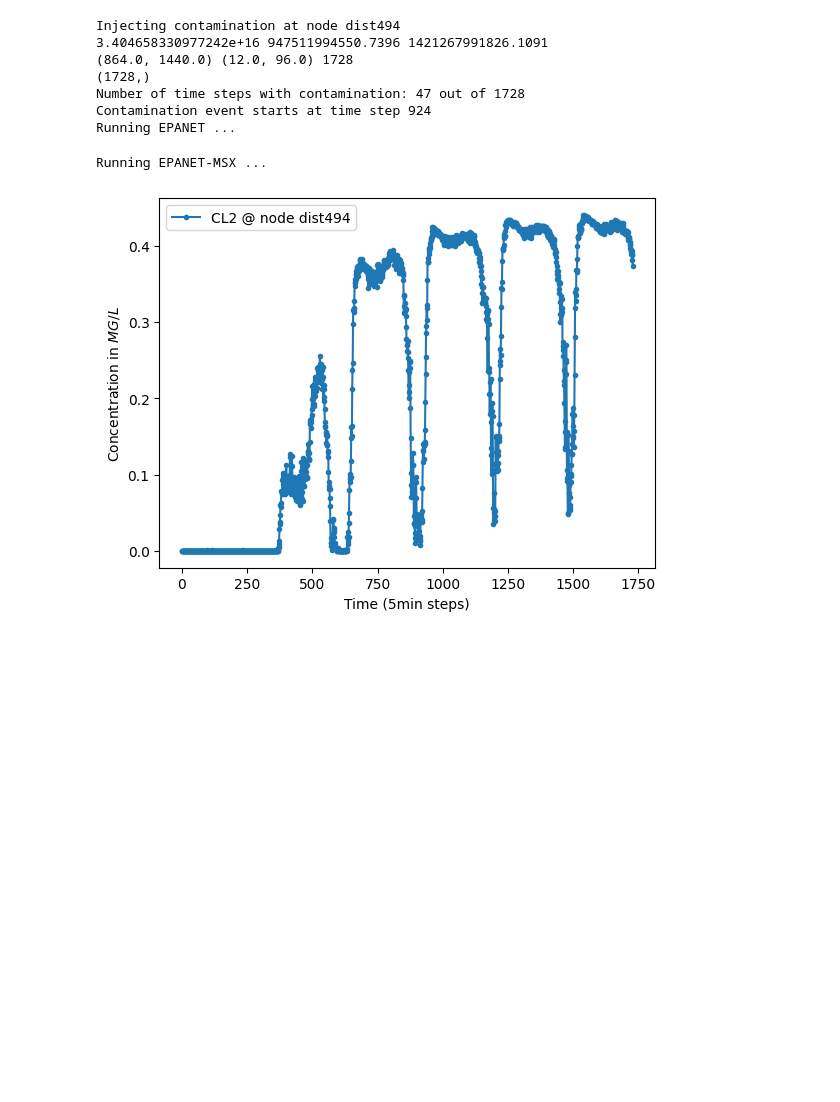
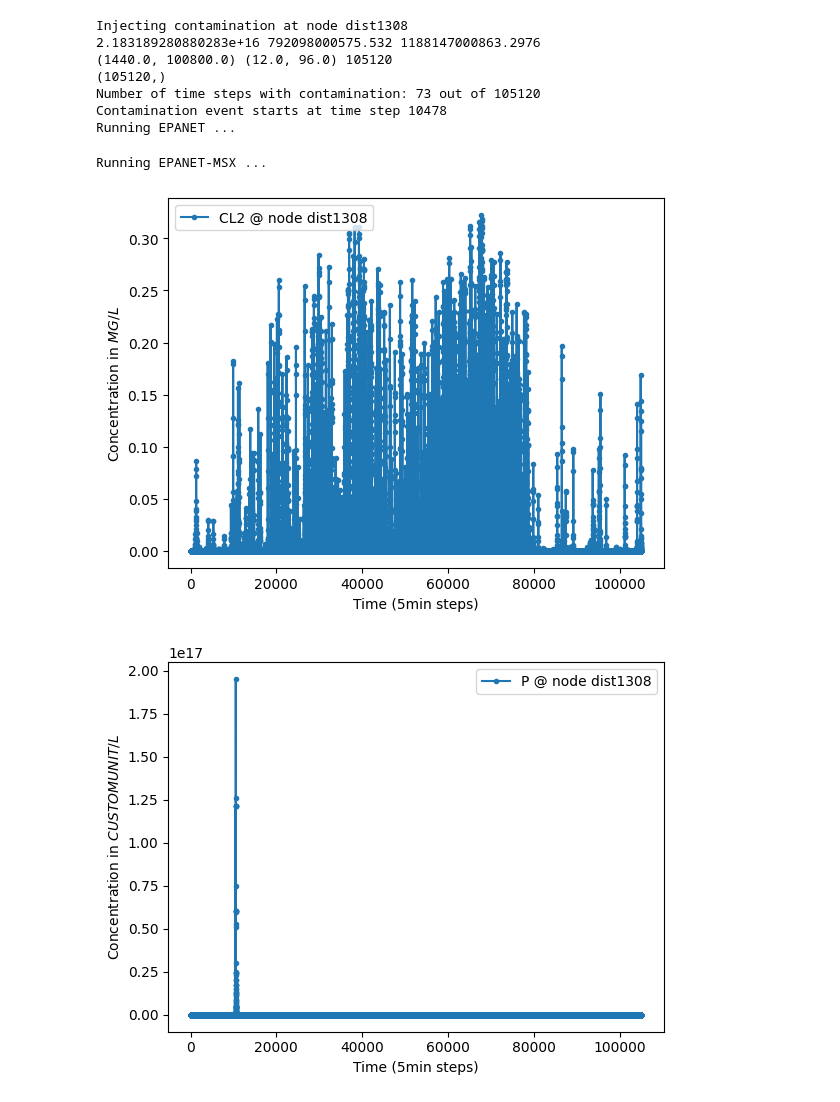
Before and after one commit to elineee/AI-for-Drinking-Water-Chlorination-Challenge-IJCAI-25, a Jupyter notebook: competition/additional_scenario_generator.ipynb, the cells around one changed output. Drawn from its saved outputs; the diff is of its cells as text; code cells hidden in the pictures; blank space fills up the shorter version.

Commit message:
données compet

```diff
--- a/competition/additional_scenario_generator.ipynb
+++ b/competition/additional_scenario_generator.ipynb
@@ -60,18 +60,18 @@ def create_random_contamination_event(time_window: tuple[int, int],
     # return lists of values for each time step, for each species that correspond to what we will inject at each time step, for each species
     return ("P", profile_P), ("C_FRA", profile_C_FRA), ("C_SRA", profile_C_SRA)
 # %%
-f_inp_in = "CY-DBP_competition_stream_competition_6days_0.inp"  #inp file for topology and hydraulics
-f_msx_in = "CY-DBP_competition_stream_competition_6days_0.msx" # msx file for water quality and species
-# f_inp_in = "CY-DBP_competition_stream_competition_365days.inp"
-# f_msx_in = "CY-DBP_competition_stream_competition_365days.msx"
+# f_inp_in = "CY-DBP_competition_stream_competition_6days_0.inp"  #inp file for topology and hydraulics
+# f_msx_in = "CY-DBP_competition_stream_competition_6days_0.msx" # msx file for water quality and species
+f_inp_in = "CY-DBP_competition_stream_competition_365days.inp"
+f_msx_in = "CY-DBP_competition_stream_competition_365days.msx"
 
 ########################################################################
 # Parameters of the contamination events
 duration_interval = (60, 480)    # Duration interval of the contamination event in minutes
 n_contamination_events = 1  # Number of contamination events to generate
-time_window = (3, 5)        # Event can start between day 3 and day 6
+# time_window = (3, 5)        # Event can start between day 3 and day 6
 #n_contamination_events = 5  # Alternative: multiple events over the year
-# time_window = (5, 350)      # Event can start between day 6 and day 350
+time_window = (5, 350)      # Event can start between day 6 and day 350
 ########################################################################
 # %%
 # Create simulation scenario
@@ -100,38 +100,42 @@ with ScenarioSimulator(f_inp_in=f_inp_in, f_msx_in=f_msx_in) as scenario:
                                                     EpanetConstants.EN_MASS) # inject contamination into the node following the profile
 
     # Compute labels for each time step
     # 1 if a contamination present, 0 otherwise
     y = np.sum(contamination_patterns, axis=0) != 0
     print(y.shape)  # TODO: Export
     # number of time steps with contamination
     print(f"Number of time steps with contamination: {np.sum(y)} out of {len(y)}")
     # start time steps of contamination events
     for i in range(1, len(y)):
         if y[i] != 0 and y[i-1] == 0:
             print(f"Contamination event starts at time step {i}")
 
 
     # TEST: run simulation
     # Place sensors at all nodes
-    scenario.place_bulk_species_node_sensors_everywhere(["P", "CL2"]) # Measure of pathogen and chlorine. Chlorine is used as a proxy to detect contamination
+    scenario.place_bulk_species_node_sensors_everywhere(["P", "CL2", "C_FRA","C_SRA" ]) # Measure of pathogen and chlorine. Chlorine is used as a proxy to detect contamination
     # Run hydraulic and water quality simulation
     scada_data = scenario.run_simulation(verbose=True)
     # Plot chlorine concentration at a specific node
     # scada_data.plot_bulk_species_node_concentration({"CL2": ["dist71"]})
     scada_data.plot_bulk_species_node_concentration({"CL2": [node_id]})
+    scada_data.plot_bulk_species_node_concentration({"P": [node_id]})
+    scada_data.plot_bulk_species_node_concentration({"C_FRA": [node_id]})
+    scada_data.plot_bulk_species_node_concentration({"C_SRA": [node_id]})
 
     # Export SCADA results
     # scada_data.to_numpy_file("scada_data.npz", export_raw_data=False)
     # df = scada_data.to_pandas_dataframe(export_raw_data=False)
     df = scada_data.to_pandas_dataframe(export_raw_data=False)
     df.to_csv("scada_data.csv", index=False)
 # %% [output]
-Injecting contamination at node dist494
-3.404658330977242e+16 947511994550.7396 1421267991826.1091
-(864.0, 1440.0) (12.0, 96.0) 1728
-(1728,)
-Number of time steps with contamination: 47 out of 1728
-Contamination event starts at time step 924
+Injecting contamination at node dist1308
+2.183189280880283e+16 792098000575.532 1188147000863.2976
+(1440.0, 100800.0) (12.0, 96.0) 105120
+(105120,)
+Number of time steps with contamination: 73 out of 105120
+Contamination event starts at time step 10478
 Running EPANET ...
 Running EPANET-MSX ...
-[figure, old version]
+[figure, new version]
+[figure, added]
```
Also changed, not shown: parts of 2 cells of this notebook, 4 other files.
